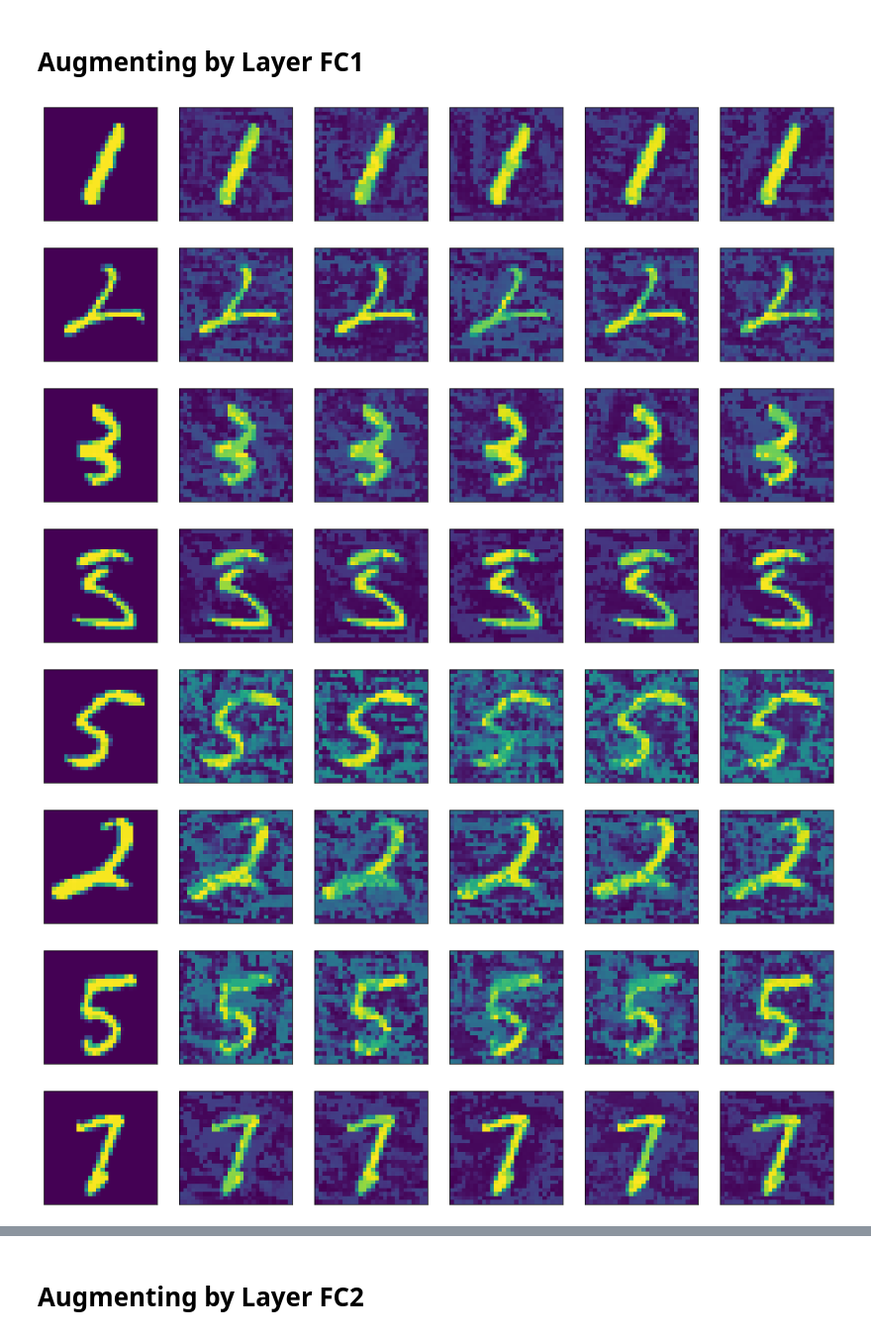
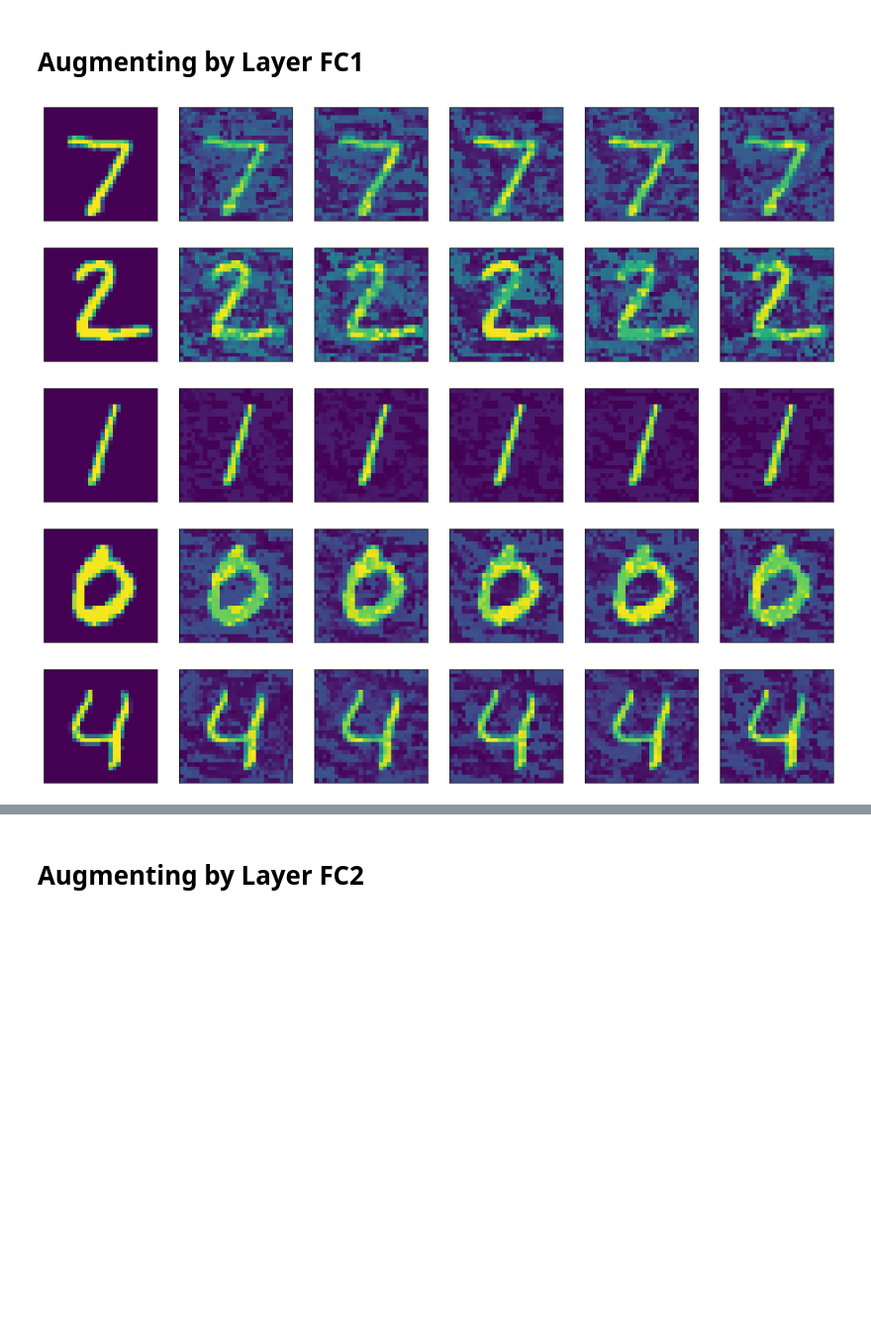
Before and after one commit to dkloving/dropviz, a Jupyter notebook: examples/mnist.ipynb, the cells around one changed output, grey strips where cells are left out. Shown at 99% size. Saved outputs shown, nothing was run; the diff lists cells and outputs as text; code cells hidden in the pictures; blank space fills up the shorter version.

```diff
--- a/examples/mnist.ipynb
+++ b/examples/mnist.ipynb
@@ -58,36 +60,33 @@ test_loader = torch.utils.data.DataLoader(
     datasets.MNIST('data/mnist/', train=False, download=True, transform=transforms.Compose([
             transforms.ToTensor(),
             ])),
-        batch_size=1, shuffle=True)
-
-# make the data loader iterable so we can call next()
-data_iter = iter(test_loader)
+        batch_size=1, shuffle=False)
 # %% [markdown]
 # Augmenting by Layer FC1
 # %%
-N = 10
+# make the data loader iterable so we can call next()
+data_iter = iter(test_loader)
+
+N = 5
 
 for i in range(N):
 
     # sample
     data, target = next(data_iter)
 
     # augment
     corrupted_images, output = dropviz.augment(model, model.fc1, device, data, 5, 10000, 0.05, 0.0001)
 
     # plot
     fig, ax = plt.subplots(1, len(corrupted_images)+1, figsize=(16,20))
 
     ax[0].imshow(data.reshape(28, 28))
     for n in range(len(corrupted_images)):
         ax[n+1].imshow(corrupted_images[n])
     plt.show()
 # %% [output]
-[figure, old version]
+[figure, new version]
-[figure, old version]
+[figure, new version]
-[figure, old version]
+[figure, new version]
-[figure, old version]
+[figure, new version]
-[figure, old version]
+[figure, new version]
-[figure, removed]
-[figure, removed]
-[figure, removed]
```
Also changed, not shown: parts of 3 cells of this notebook, 1 other file.
